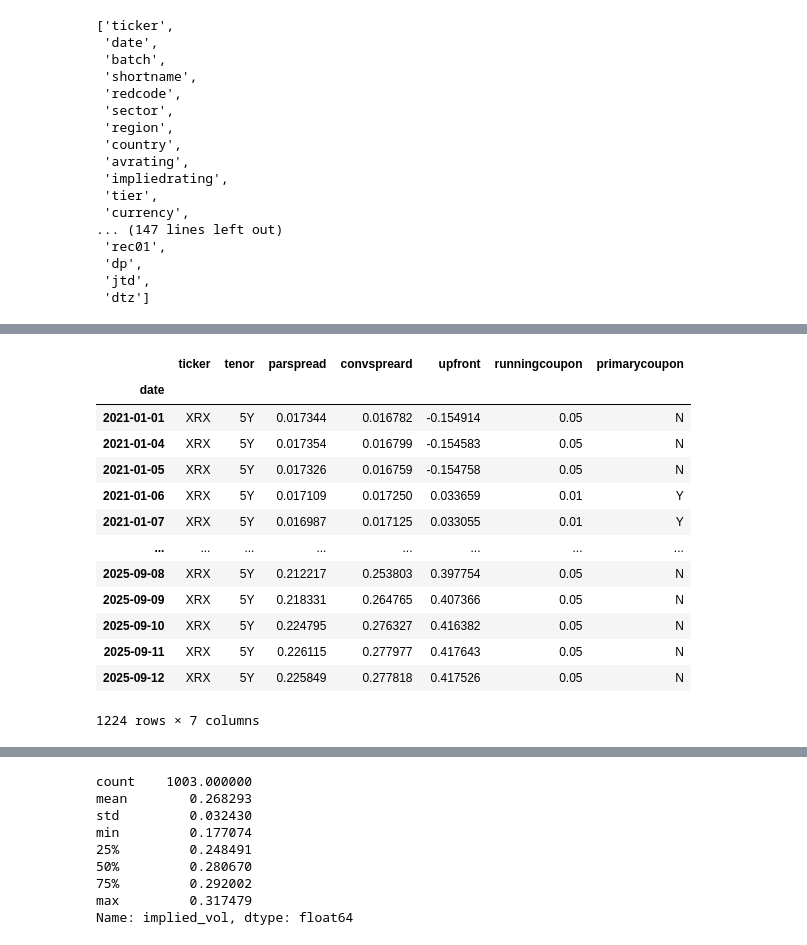
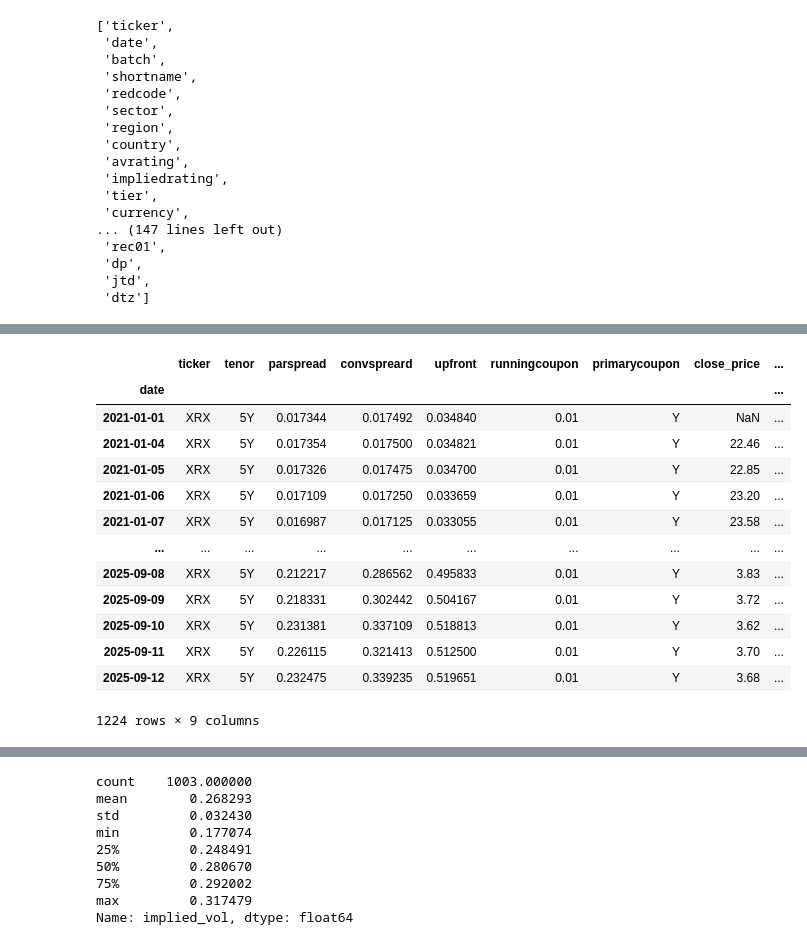
Before and after one commit to youngyicheng/credit_research, a Jupyter notebook: demo.ipynb, the cells around one changed output, grey strips where cells are left out. Cells and saved outputs as stored; diff of their text form; code cells hidden in the pictures.

```diff
--- a/demo.ipynb
+++ b/demo.ipynb
@@ -60,3 +61,5 @@ a.columns.tolist()
  'dp',
  'jtd',
  'dtz']
+# %%
+df_all = df_all.loc[(df_all['tenor']=='5Y') & (df_all['primarycoupon']=='Y')]
@@ -85,7 +104,7 @@ short_term_debt = current_asset / current_asset_short_term_ratio
 financial_debt = long_term_debt + short_term_debt
 financial_debt_ratio = financial_debt / shares
 # %%
-close = DailyReader('sp_stock_daily_2010').get_data('close')
+close = DailyReader('sp_stock_daily_2010').get_data('vwap')
 close_ticker = transform_column_type(df = close, column_type='ticker')
 financial_debt_ratio = transform_column_type(df = financial_debt_ratio, column_type='ticker')
 df_use.index = pd.to_datetime(df_use.index)
@@ -93,24 +112,24 @@ df_use.index = pd.to_datetime(df_use.index)
 # 使用reindex替代loc，自动处理缺失索引
 close_ticker_aligned = close_ticker.reindex(df_use.index)
 financial_debt_aligned = financial_debt_ratio.reindex(df_use.index)
-close_ticker_aligned['XRX'].name = 'close_price'
+close_ticker_aligned['XRX'].name = 'stock_price'
 financial_debt_aligned['XRX'].name = 'financial_debt_ratio'
-# %%
-df_use
-# %% [output]
-|  | ticker | tenor | parspread | convspreard | upfront | runningcoupon | primarycoupon |
-| date |  |  |  |  |  |  |  |
-| 2021-01-01 | XRX | 5Y | 0.017344 | 0.016782 | -0.154914 | 0.05 | N |
-| 2021-01-04 | XRX | 5Y | 0.017354 | 0.016799 | -0.154583 | 0.05 | N |
-| 2021-01-05 | XRX | 5Y | 0.017326 | 0.016759 | -0.154758 | 0.05 | N |
-| 2021-01-06 | XRX | 5Y | 0.017109 | 0.017250 | 0.033659 | 0.01 | Y |
-| 2021-01-07 | XRX | 5Y | 0.016987 | 0.017125 | 0.033055 | 0.01 | Y |
-| ... | ... | ... | ... | ... | ... | ... | ... |
-| 2025-09-08 | XRX | 5Y | 0.212217 | 0.253803 | 0.397754 | 0.05 | N |
-| 2025-09-09 | XRX | 5Y | 0.218331 | 0.264765 | 0.407366 | 0.05 | N |
-| 2025-09-10 | XRX | 5Y | 0.224795 | 0.276327 | 0.416382 | 0.05 | N |
-| 2025-09-11 | XRX | 5Y | 0.226115 | 0.277977 | 0.417643 | 0.05 | N |
-| 2025-09-12 | XRX | 5Y | 0.225849 | 0.277818 | 0.417526 | 0.05 | N |
-1224 rows × 7 columns
+# %%
+df_use.join(close_ticker_aligned['XRX'],how='left').join(financial_debt_aligned['XRX'],how='left')
+# %% [output]
+|  | ticker | tenor | parspread | convspreard | upfront | runningcoupon | primarycoupon | close_price | ... |
+| date |  |  |  |  |  |  |  |  | ... |
+| 2021-01-01 | XRX | 5Y | 0.017344 | 0.017492 | 0.034840 | 0.01 | Y | NaN | ... |
+| 2021-01-04 | XRX | 5Y | 0.017354 | 0.017500 | 0.034821 | 0.01 | Y | 22.46 | ... |
+| 2021-01-05 | XRX | 5Y | 0.017326 | 0.017475 | 0.034700 | 0.01 | Y | 22.85 | ... |
+| 2021-01-06 | XRX | 5Y | 0.017109 | 0.017250 | 0.033659 | 0.01 | Y | 23.20 | ... |
+| 2021-01-07 | XRX | 5Y | 0.016987 | 0.017125 | 0.033055 | 0.01 | Y | 23.58 | ... |
+| ... | ... | ... | ... | ... | ... | ... | ... | ... | ... |
+| 2025-09-08 | XRX | 5Y | 0.212217 | 0.286562 | 0.495833 | 0.01 | Y | 3.83 | ... |
+| 2025-09-09 | XRX | 5Y | 0.218331 | 0.302442 | 0.504167 | 0.01 | Y | 3.72 | ... |
+| 2025-09-10 | XRX | 5Y | 0.231381 | 0.337109 | 0.518813 | 0.01 | Y | 3.62 | ... |
+| 2025-09-11 | XRX | 5Y | 0.226115 | 0.321413 | 0.512500 | 0.01 | Y | 3.70 | ... |
+| 2025-09-12 | XRX | 5Y | 0.232475 | 0.339235 | 0.519651 | 0.01 | Y | 3.68 | ... |
+1224 rows × 9 columns
 # %%
 df = pd.concat([df_use,close_ticker_aligned['XRX'],financial_debt_aligned['XRX']],axis=1).dropna()
```
Also changed, not shown: parts of 5 cells of this notebook, 3 other files.
